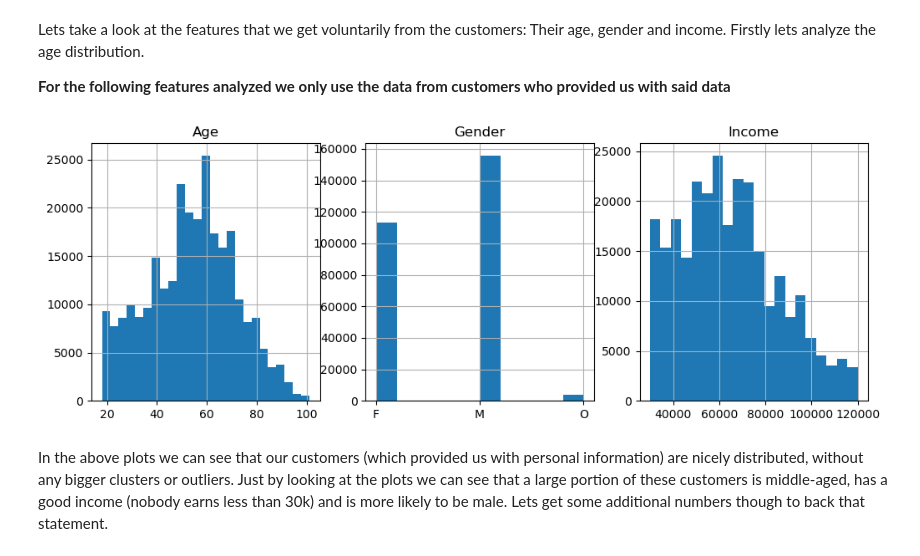
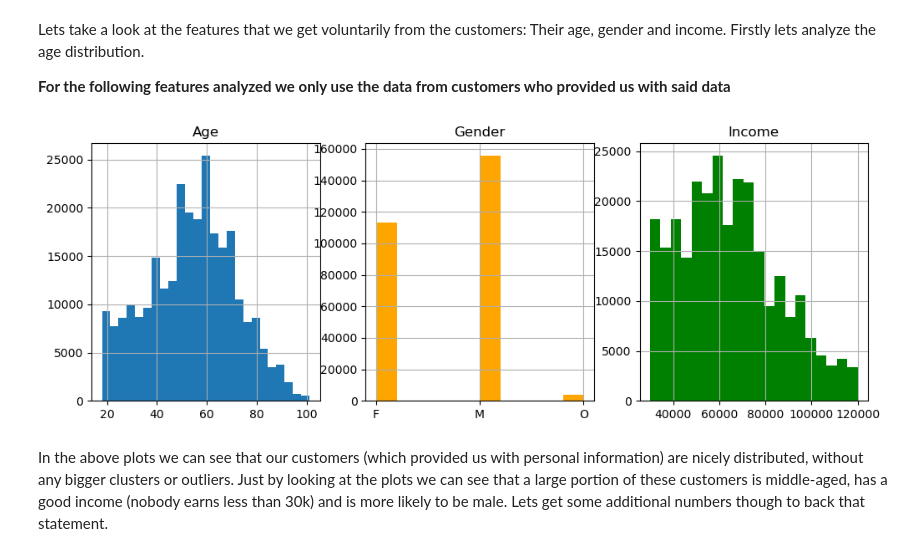
Before and after one commit to Daniel-Hutcheson/starbucks_capstone_project, a Jupyter notebook: Starbucks_Capstone_notebook.ipynb, the cells around one changed output. Cells and saved outputs as stored; diff of their text form; code cells hidden in the pictures.

```diff
--- a/Starbucks_Capstone_notebook.ipynb
+++ b/Starbucks_Capstone_notebook.ipynb
@@ -825,18 +825,18 @@ Lets take a look at the features that we get voluntarily from the customers: The
 # %%
 fig, axes = plt.subplots(1,3, figsize=(12,4))
 
 data_doxed.age.hist(ax=axes[0], bins=25)
 axes[0].set_title('Age')
 
-data_doxed.gender.hist(ax=axes[1])
+data_doxed.gender.hist(ax=axes[1],color='orange')
 axes[1].set_title('Gender')
 
-data_doxed.income.hist(ax=axes[2], bins=20)
+data_doxed.income.hist(ax=axes[2], bins=20, color='green')
 axes[2].set_title('Income')
 
 plt.show()
 # %% [output]
-[figure, old version]
+[figure, new version]
 # %% [markdown]
 In the above plots we can see that our customers (which provided us with personal information) are nicely distributed, without any bigger clusters or outliers. Just by looking at the plots we can see that a large portion of these customers is middle-aged, has a good income (nobody earns less than 30k) and is more likely to be male. Lets get some additional numbers though to back that statement.
 # %%
```
Also changed, not shown: parts of 13 cells of this notebook.
